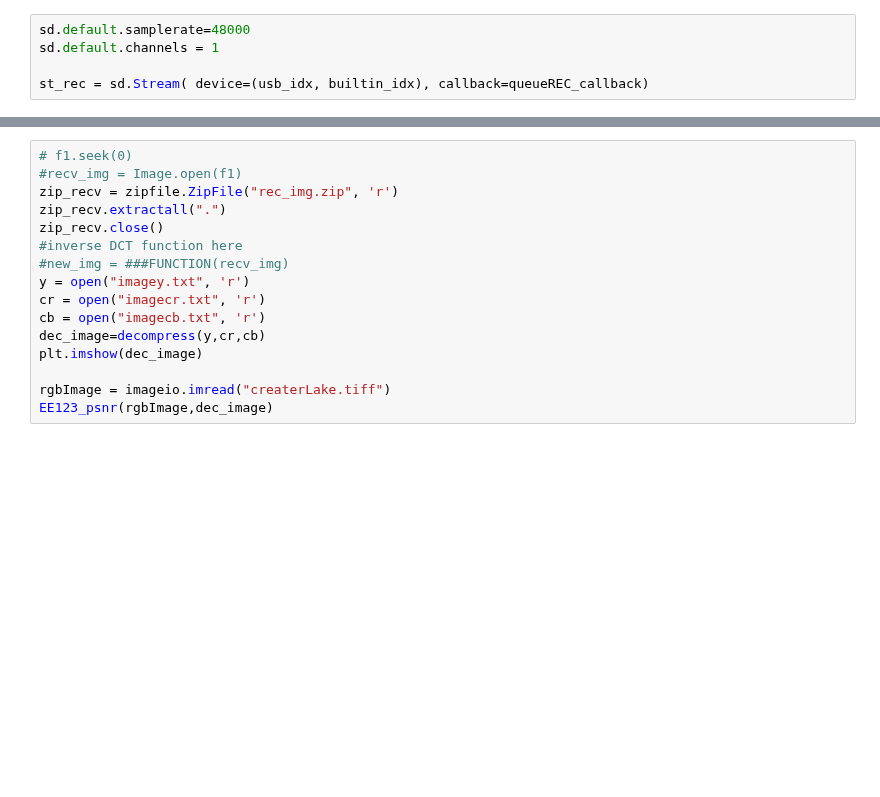
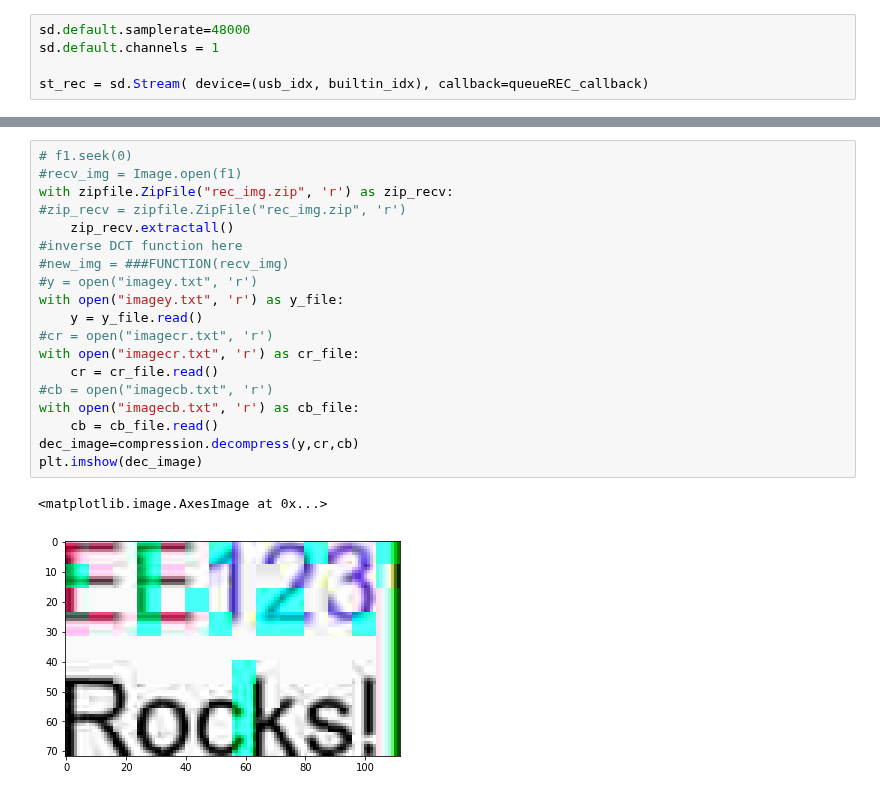
Before and after one commit to lm-t/ee123-labs, a Jupyter notebook: ee123-project/ee123-project-recieve.ipynb, the cells around one changed output, grey strips where cells are left out. Saved outputs shown, nothing was run; the diff lists cells and outputs as text; blank space fills up the shorter version.

```diff
--- a/ee123-project/ee123-project-recieve.ipynb
+++ b/ee123-project/ee123-project-recieve.ipynb
@@ -115,16 +143,22 @@ st_rec.close()
 # %%
 # f1.seek(0)
 #recv_img = Image.open(f1)
-zip_recv = zipfile.ZipFile("rec_img.zip", 'r')
-zip_recv.extractall(".")
-zip_recv.close()
+with zipfile.ZipFile("rec_img.zip", 'r') as zip_recv:
+#zip_recv = zipfile.ZipFile("rec_img.zip", 'r')
+    zip_recv.extractall()
 #inverse DCT function here
 #new_img = ###FUNCTION(recv_img)
-y = open("imagey.txt", 'r')
-cr = open("imagecr.txt", 'r')
-cb = open("imagecb.txt", 'r')
-dec_image=decompress(y,cr,cb)
+#y = open("imagey.txt", 'r')
+with open("imagey.txt", 'r') as y_file:
+    y = y_file.read()
+#cr = open("imagecr.txt", 'r')
+with open("imagecr.txt", 'r') as cr_file:
+    cr = cr_file.read()
+#cb = open("imagecb.txt", 'r')
+with open("imagecb.txt", 'r') as cb_file:
+    cb = cb_file.read()
+dec_image=compression.decompress(y,cr,cb)
 plt.imshow(dec_image)
-
-rgbImage = imageio.imread("createrLake.tiff")
-EE123_psnr(rgbImage,dec_image)
+# %% [output]
+<matplotlib.image.AxesImage at 0x...>
+[figure, added]
```
Also changed, not shown: parts of 9 cells of this notebook, 1 other file.
